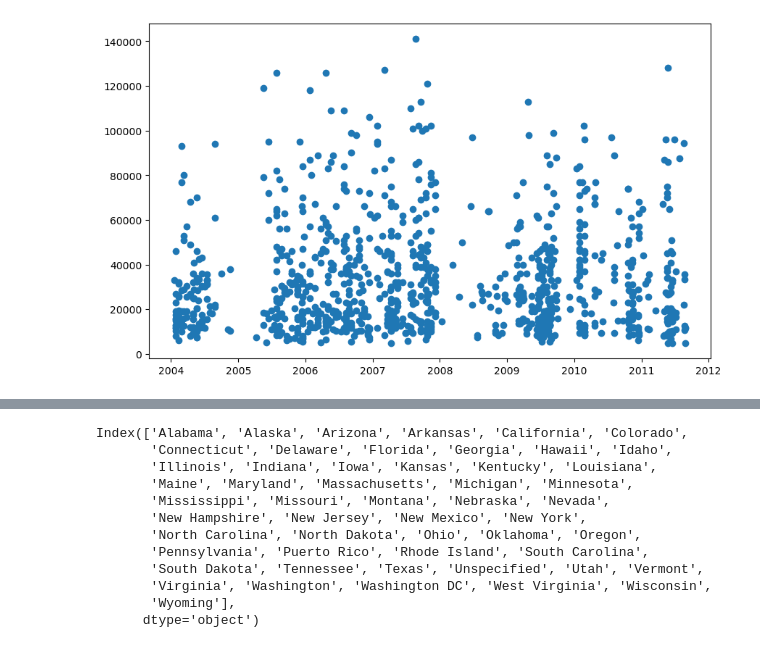
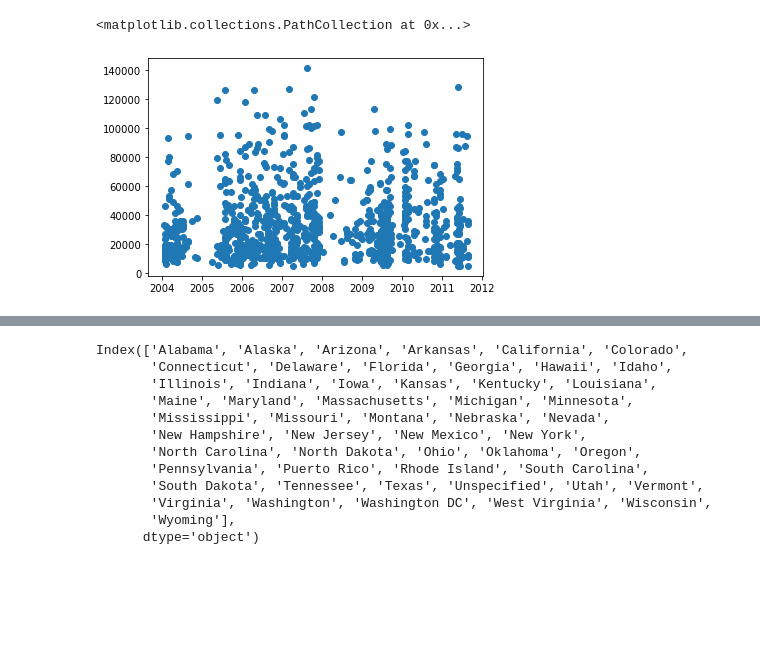
Before and after one commit to NithiinR/Bulldozer-price-prediction, a Jupyter notebook: bulldozer-price-regression.ipynb, the cells around one changed output, grey strips where cells are left out. Drawn from its saved outputs; the diff is of its cells as text; code cells hidden in the pictures; blank space fills up the shorter version.

```diff
--- a/bulldozer-price-regression.ipynb
+++ b/bulldozer-price-regression.ipynb
@@ -88,5 +120,4 @@ We can do that by telling pandas which of our columns has dates in it using the
 # %%
-# import the data again but this time parse dates
-df = pd.read_csv('./data/bluebook-for-bulldozers/TrainAndValid.csv',
-                 low_memory = False,
-                 parse_dates = ['saledate'])
+df = pd.read_csv("../data/bluebook-for-bulldozers/TrainAndValid.csv",
+                 low_memory=False,
+                 parse_dates=["saledate"])
@@ -112,8 +145,9 @@ Name: saledate, Length: 1000, dtype: datetime64[ns]
 # %%
-fig, ax = plt.subplots(figsize = (10,6))
-ax.scatter(df['saledate'][:1000], df['SalePrice'][:1000]);
+fig, ax = plt.subplots()
+ax.scatter(df["saledate"][:1000], df["SalePrice"][:1000])
 # %% [output]
+<matplotlib.collections.PathCollection at 0x...>
-[figure, old version]
+[figure, new version]
 # %%
 df.head()
 # %% [output]
```
Also changed, not shown: parts of 140 cells of this notebook.
